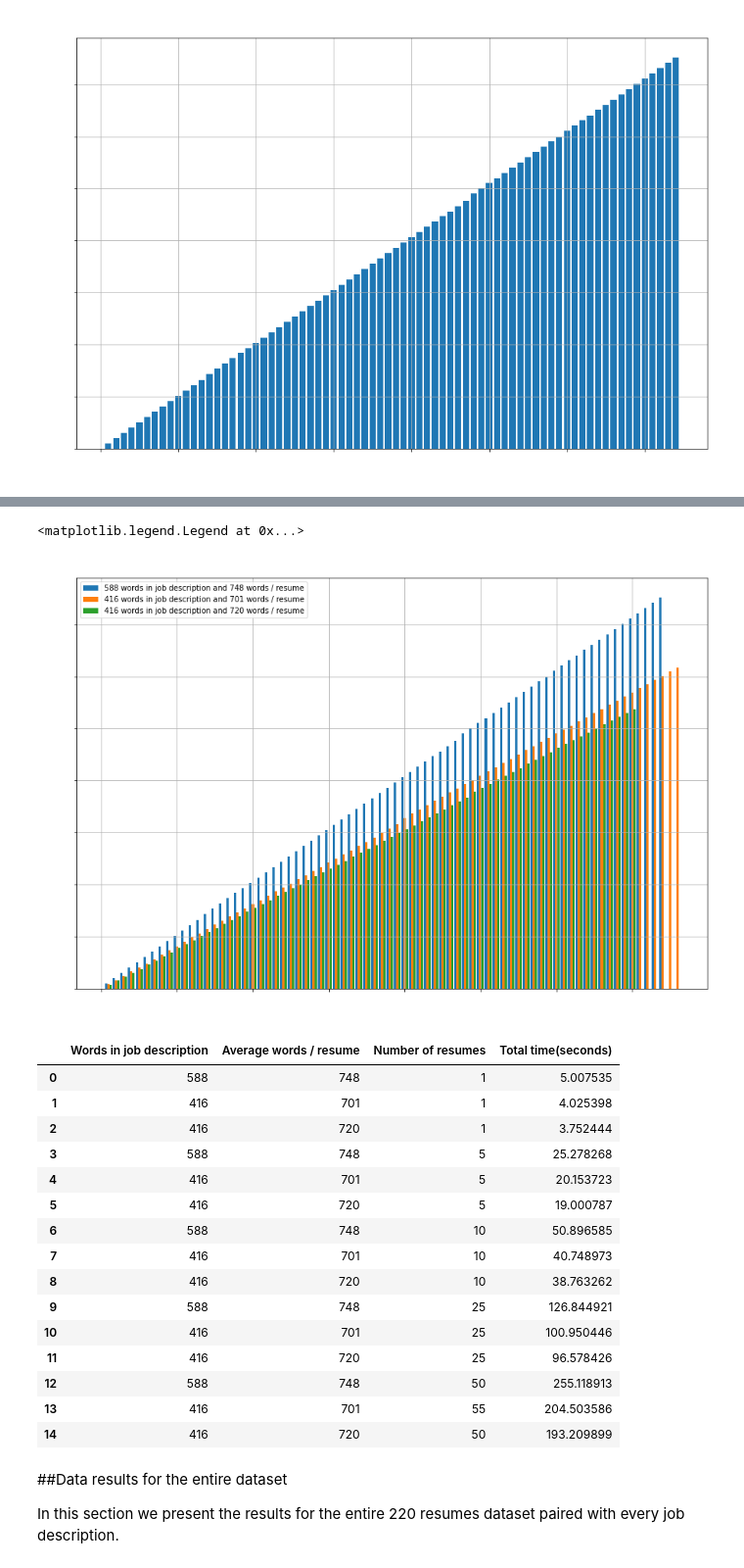
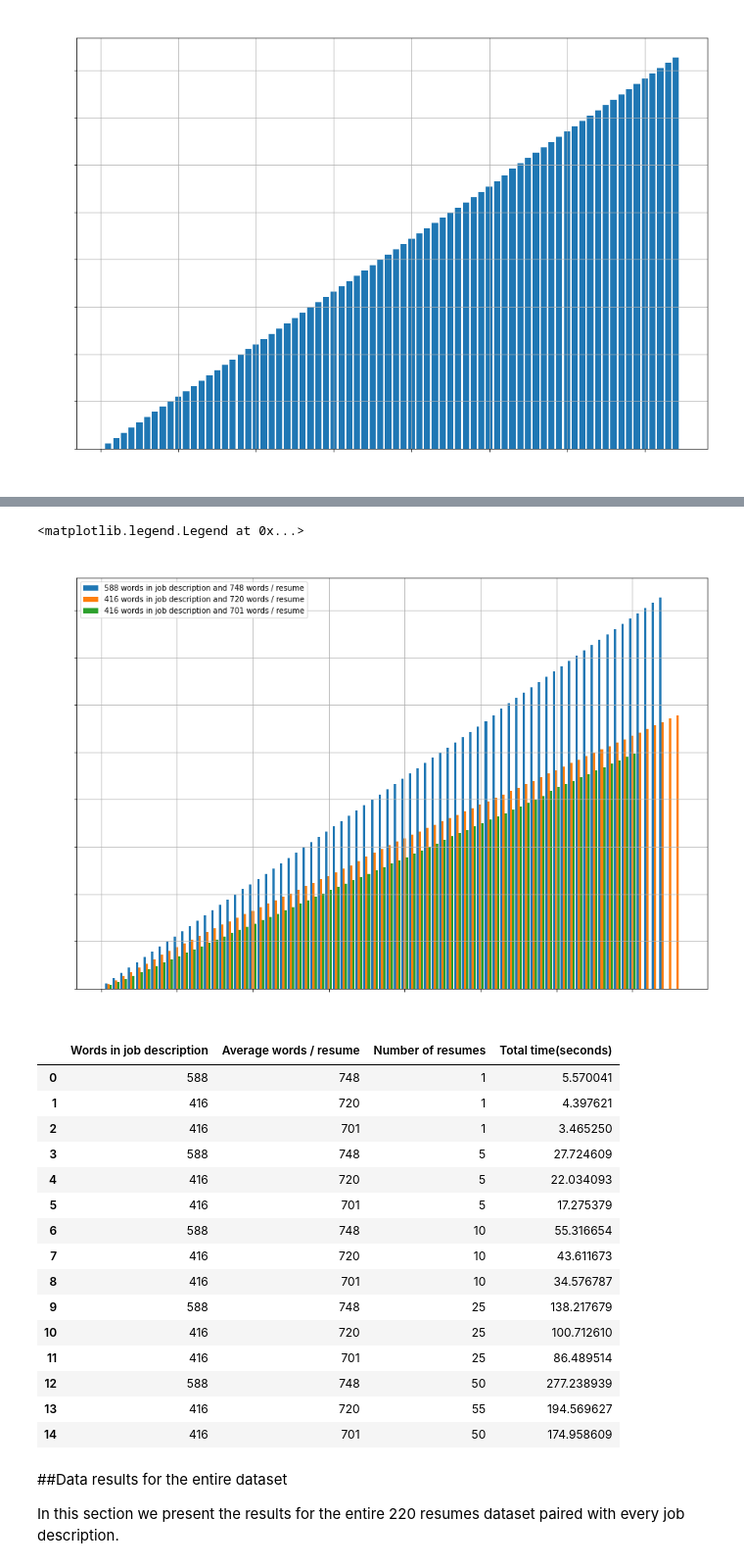
Before and after one commit to AdrianHerczeg/NLP_job_matching, a Jupyter notebook: Towards_an_end_to_end_system_to_match_resumes_and_job_descriptions(experimental_results)_.ipynb, the cells around one changed output, grey strips where cells are left out. Shown at 98% size. Saved outputs shown, nothing was run; the diff lists cells and outputs as text; code cells hidden in the pictures.

```diff
--- a/Towards_an_end_to_end_system_to_match_resumes_and_job_descriptions(experimental_results)_.ipynb
+++ b/Towards_an_end_to_end_system_to_match_resumes_and_job_descriptions(experimental_results)_.ipynb
@@ -713,13 +713,13 @@ plt.bar(np.array(number_of_resumes_1)-w,
 plt.bar(np.array(number_of_resumes_2),
         times_for_matches_job_description_2 ,
         width = w,
-        label = '416 words in job description and 701 words / resume')
+        label = '416 words in job description and 720 words / resume')
 
 
 plt.bar(np.array(number_of_resumes_3)+w,
         times_for_matches_job_description_3,
         width = w,
-        label = '416 words in job description and 720 words / resume')
+        label = '416 words in job description and 701 words / resume')
 
 plt.xticks(color = 'white')
 plt.yticks(color = 'white')
@@ -727,44 +727,44 @@ plt.yticks(color = 'white')
 plt.legend()
 # %% [output]
 <matplotlib.legend.Legend at 0x...>
-[figure, old version]
+[figure, new version]
 # %%
 job_descriptions_words = [588,416,416,588,416,416,588,416,416,588,416,416,588,416,416]
-words_resume =           [748,701,720,748,701,720,748,701,720,748,701,720,748,701,720]
+words_resume =           [748,720,701,748,720,701,748,720,701,748,720,701,748,720,701]
 res_number =             [1,1,1,5,5,5,10,10,10,25,25,25,50,55,50]
 indexes =                [1,5,10,25,50]
 res_times = []
 for i in indexes:
   res_times.append(times_for_matches_job_description_1[i-1])
   res_times.append(times_for_matches_job_description_2[i-1])
   res_times.append(times_for_matches_job_description_3[i-1])
 
 
 
 
 d = {'Words in job description':job_descriptions_words,
      'Average words / resume':words_resume,
      'Number of resumes':res_number,
       'Total time(seconds)':res_times}
 data_table = pd.DataFrame(d)
 data_table
 # %% [output]
 |  | Words in job description | Average words / resume | Number of resumes | Total time(seconds) |
-| 0 | 588 | 748 | 1 | 5.007535 |
-| 1 | 416 | 701 | 1 | 4.025398 |
-| 2 | 416 | 720 | 1 | 3.752444 |
-| 3 | 588 | 748 | 5 | 25.278268 |
-| 4 | 416 | 701 | 5 | 20.153723 |
-| 5 | 416 | 720 | 5 | 19.000787 |
-| 6 | 588 | 748 | 10 | 50.896585 |
-| 7 | 416 | 701 | 10 | 40.748973 |
-| 8 | 416 | 720 | 10 | 38.763262 |
-| 9 | 588 | 748 | 25 | 126.844921 |
-| 10 | 416 | 701 | 25 | 100.950446 |
-| 11 | 416 | 720 | 25 | 96.578426 |
-| 12 | 588 | 748 | 50 | 255.118913 |
-| 13 | 416 | 701 | 55 | 204.503586 |
-| 14 | 416 | 720 | 50 | 193.209899 |
+| 0 | 588 | 748 | 1 | 5.570041 |
+| 1 | 416 | 720 | 1 | 4.397621 |
+| 2 | 416 | 701 | 1 | 3.465250 |
+| 3 | 588 | 748 | 5 | 27.724609 |
+| 4 | 416 | 720 | 5 | 22.034093 |
+| 5 | 416 | 701 | 5 | 17.275379 |
+| 6 | 588 | 748 | 10 | 55.316654 |
+| 7 | 416 | 720 | 10 | 43.611673 |
+| 8 | 416 | 701 | 10 | 34.576787 |
+| 9 | 588 | 748 | 25 | 138.217679 |
+| 10 | 416 | 720 | 25 | 100.712610 |
+| 11 | 416 | 701 | 25 | 86.489514 |
+| 12 | 588 | 748 | 50 | 277.238939 |
+| 13 | 416 | 720 | 55 | 194.569627 |
+| 14 | 416 | 701 | 50 | 174.958609 |
 # %% [markdown]
 ##Data results for the entire dataset
 
```
Also changed, not shown: parts of 13 cells of this notebook.
